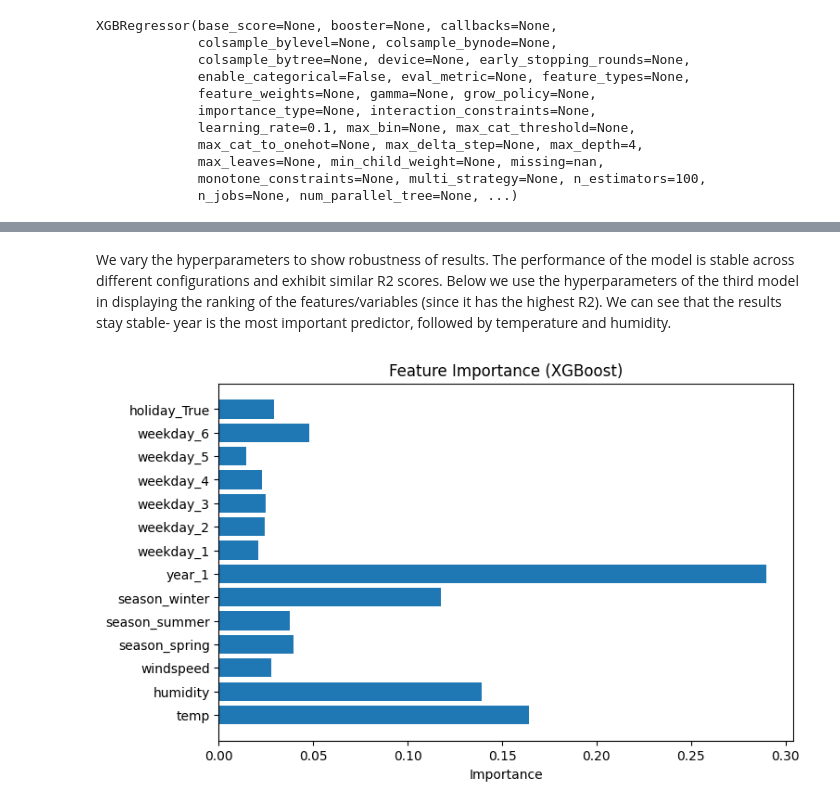
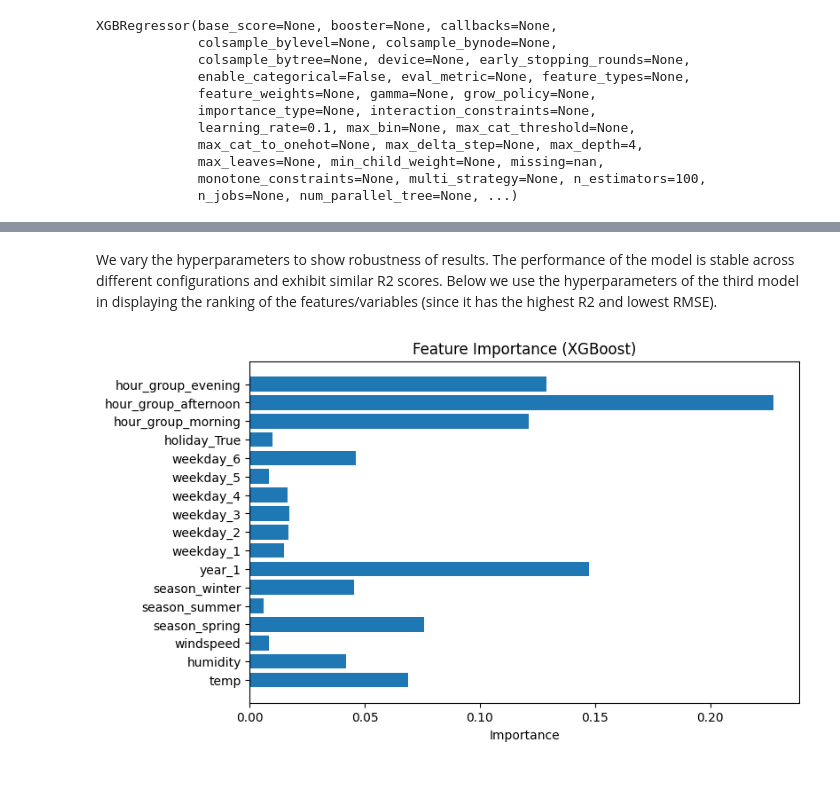
Before and after one commit to rumen111/data_science, a Jupyter notebook: data_science.ipynb, the cells around one changed output, grey strips where cells are left out. Cells and saved outputs as stored; diff of their text form; code cells hidden in the pictures; blank space fills up the shorter version.

```diff
--- a/data_science.ipynb
+++ b/data_science.ipynb
@@ -831,47 +877,47 @@ Model 3 -> RMSE: 137.56, R2: 0.402
 # %% [markdown]
-We vary the hyperparameters to show robustness of results. The performance of the model is stable across different configurations and exhibit similar R2 scores. Below we use the hyperparameters of the third model in displaying the ranking of the features/variables (since it has the highest R2). We can see that the results stay stable- year is the most important predictor, followed by temperature and humidity.
+We vary the hyperparameters to show robustness of results. The performance of the model is stable across different configurations and exhibit similar R2 scores. Below we use the hyperparameters of the third model in displaying the ranking of the features/variables (since it has the highest R2 and lowest RMSE).
 # %%
 import pandas as pd
 
 # Select the same variables as your final (third-level) model
 X = df[[
     "temp", "humidity", "windspeed",
-    "season", "year", "weekday",
+    "season", "year", "weekday", "hour_group",
     "holiday"
 ]].copy()
 
 y = df["count"]
 
 # Convert categorical variables to dummies
-X = pd.get_dummies(X, columns=["season", "year", "weekday", "holiday"], drop_first=True)
+X = pd.get_dummies(X, columns=["season", "year", "weekday", "holiday", "hour_group"], drop_first=True)
 
 X.head()
 
 from sklearn.model_selection import train_test_split
 
 X_train, X_test, y_train, y_test = train_test_split(
     X, y, test_size=0.2, random_state=42
 )
 
 from xgboost import XGBRegressor
 
 model_xgb = XGBRegressor(
     n_estimators=150,
     max_depth=5,
     learning_rate=0.1,
     random_state=42
 )
 
 model_xgb.fit(X_train, y_train)
 
 import matplotlib.pyplot as plt
 
 importance = model_xgb.feature_importances_
 
 plt.figure(figsize=(8, 5))
 plt.barh(X.columns, importance)
 plt.title("Feature Importance (XGBoost)")
 plt.xlabel("Importance")
 plt.show()
 # %% [output]
-[figure, old version]
+[figure, new version]
```
Also changed, not shown: parts of 31 cells of this notebook.
